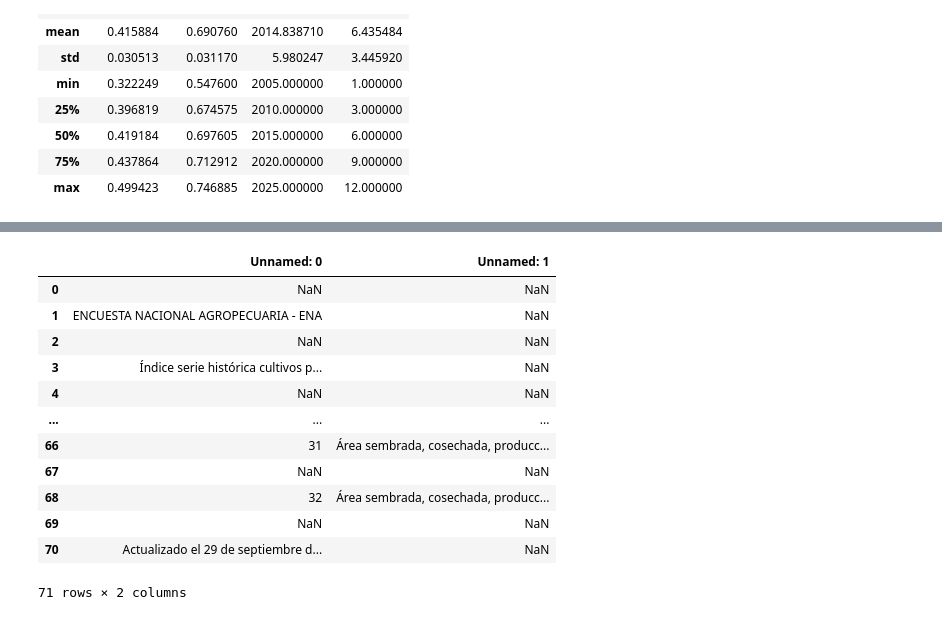
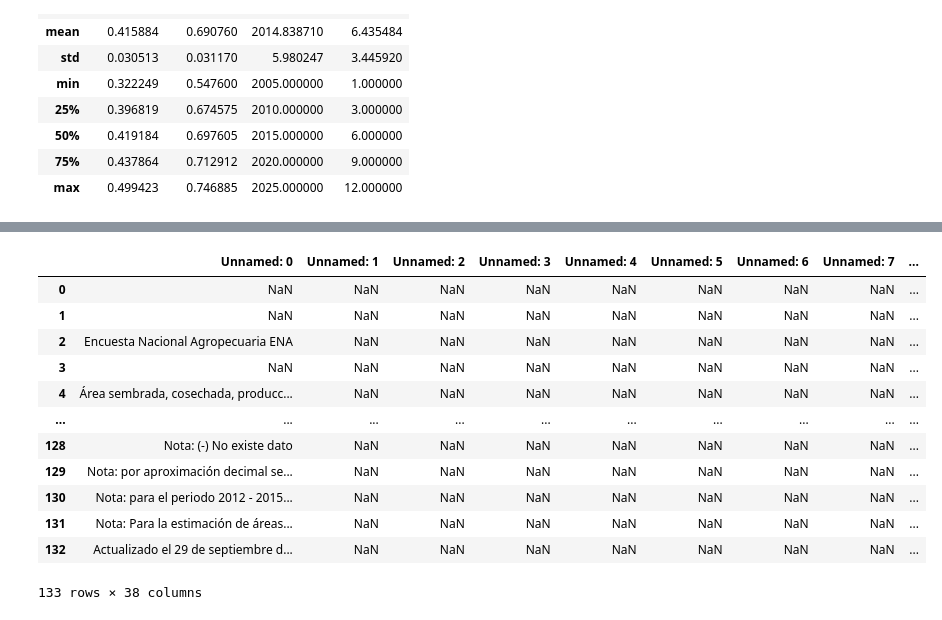
Before and after one commit to MateoSandoval-Py-SQL/MIAD---PROYECTO---DESPLIEGUE-DE-SOLUCIONES, a Jupyter notebook: Entregas/Modelo seguros indexados.ipynb, the cells around one changed output, grey strips where cells are left out. Saved outputs shown, nothing was run; the diff lists cells and outputs as text; code cells hidden in the pictures.

```diff
--- a/Entregas/Modelo seguros indexados.ipynb
+++ b/Entregas/Modelo seguros indexados.ipynb
@@ -61,20 +97,20 @@ satelitales.describe()
 # %%
-rendimientos = pd.read_excel('../Data/serie-ena-departamento-cultivos-permanentes-2019-II.xlsx')
+rendimientos = pd.read_excel('../Data/Serie rendimiento cafe 2012 - 2019.xlsx')
 rendimientos
 # %% [output]
-|  | Unnamed: 0 | Unnamed: 1 |
-| 0 | NaN | NaN |
-| 1 | ENCUESTA NACIONAL AGROPECUARIA - ENA | NaN |
-| 2 | NaN | NaN |
-| 3 | Índice serie histórica cultivos p... | NaN |
-| 4 | NaN | NaN |
-| ... | ... | ... |
-| 66 | 31 | Área sembrada, cosechada, producc... |
-| 67 | NaN | NaN |
-| 68 | 32 | Área sembrada, cosechada, producc... |
-| 69 | NaN | NaN |
-| 70 | Actualizado el 29 de septiembre d... | NaN |
+|  | Unnamed: 0 | Unnamed: 1 | Unnamed: 2 | Unnamed: 3 | Unnamed: 4 | Unnamed: 5 | Unnamed: 6 | Unnamed: 7 | ... |
+| 0 | NaN | NaN | NaN | NaN | NaN | NaN | NaN | NaN | ... |
+| 1 | NaN | NaN | NaN | NaN | NaN | NaN | NaN | NaN | ... |
+| 2 | Encuesta Nacional Agropecuaria ENA | NaN | NaN | NaN | NaN | NaN | NaN | NaN | ... |
+| 3 | NaN | NaN | NaN | NaN | NaN | NaN | NaN | NaN | ... |
+| 4 | Área sembrada, cosechada, producc... | NaN | NaN | NaN | NaN | NaN | NaN | NaN | ... |
+| ... | ... | ... | ... | ... | ... | ... | ... | ... | ... |
+| 128 | Nota: (-) No existe dato | NaN | NaN | NaN | NaN | NaN | NaN | NaN | ... |
+| 129 | Nota: por aproximación decimal se... | NaN | NaN | NaN | NaN | NaN | NaN | NaN | ... |
+| 130 | Nota: para el periodo 2012 - 2015... | NaN | NaN | NaN | NaN | NaN | NaN | NaN | ... |
+| 131 | Nota: Para la estimación de áreas... | NaN | NaN | NaN | NaN | NaN | NaN | NaN | ... |
+| 132 | Actualizado el 29 de septiembre d... | NaN | NaN | NaN | NaN | NaN | NaN | NaN | ... |
-71 rows × 2 columns
+133 rows × 38 columns
 # %%
 rendimientos.info()
 # %% [output]
```
Also changed, not shown: parts of 8 cells of this notebook.
